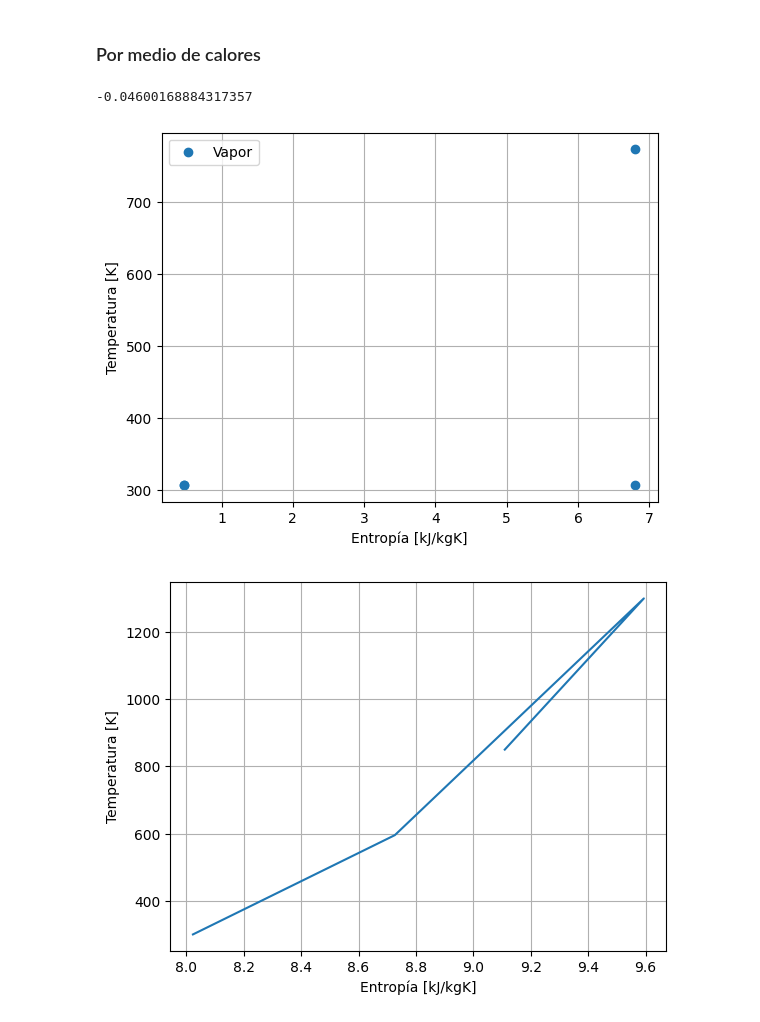
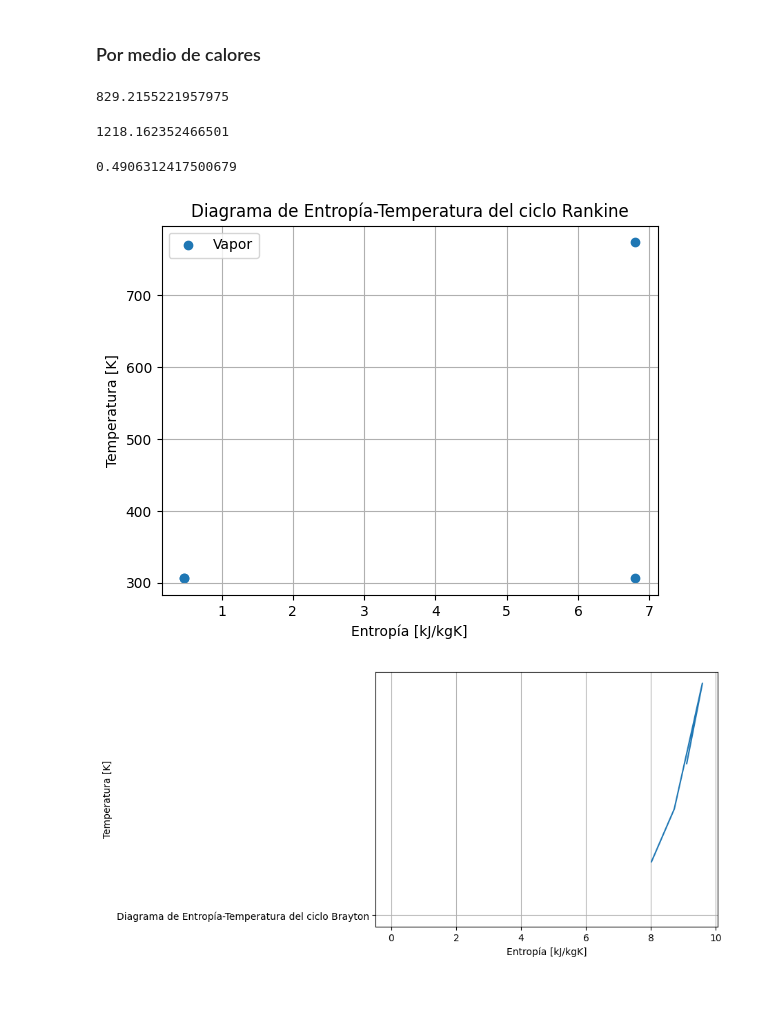
Before and after one commit to DanielSarmiento04/Termodinamica, a Jupyter notebook: es/Ejercicio 7/main.ipynb, the cells around one changed output. Cells and saved outputs as stored; diff of their text form; code cells hidden in the pictures; blank space fills up the shorter version.

```diff
--- a/es/Ejercicio 7/main.ipynb
+++ b/es/Ejercicio 7/main.ipynb
@@ -322,23 +322,30 @@ eficiencia_ciclo_combinado
 ### Por medio de calores
 # %%
 calor_neto_salida = calor_salida_aire + relacion_flujo_masico * calor_salida_vapor
+calor_neto_salida
+# %% [output]
+829.2155221957975
 # %%
 calor_neto_entrada = calor_entrada_aire + relacion_flujo_masico * calor_entrada_vapor
+calor_neto_entrada
+# %% [output]
+1218.162352466501
 # %%
-eficiencia_ciclo_combinado = 1 - calor_neto_salida/calor_entrada_aire
+eficiencia_ciclo_combinado = (calor_neto_entrada - calor_neto_salida)/calor_entrada_aire
 eficiencia_ciclo_combinado
 # %% [output]
--0.04600168884317357
+0.4906312417500679
 # %%
 plt.scatter([s_1,s_2,s_3,s_4],[T_1, T_2, T_3, T_4], label="Vapor")
 # plt.plot([s_5,s_6a,s_7,s_8a,s_9],[h_5,h_6a,h_7,h_8a,h_9], label="Aire")
 plt.legend()
 plt.xlabel("Entropía [kJ/kgK]")
 plt.ylabel("Temperatura [K]")
+plt.title("Diagrama de Entropía-Temperatura del ciclo Rankine")
 plt.grid(True)
 plt.show()
 # %% [output]
-[figure, old version]
+[figure, new version]
 # %%
 entropies = np.array([s_5, s_6a, s_7, s_8a, s_9], dtype=np.float16)
 temperatures = np.array([T_5, T_6a, T_7, T_8a, T_9], dtype= np.float16)
@@ -346,7 +353,8 @@ plt.plot(entropies[:4], temperatures[:4], label="Aire")
 # plt.legend()
 plt.xlabel("Entropía [kJ/kgK]")
 plt.ylabel("Temperatura [K]")
+plt.plot("Diagrama de Entropía-Temperatura del ciclo Brayton")
 plt.grid(True)
 plt.show()
 # %% [output]
-[figure, old version]
+[figure, new version]
```
Also changed, not shown: parts of 4 cells of this notebook.
